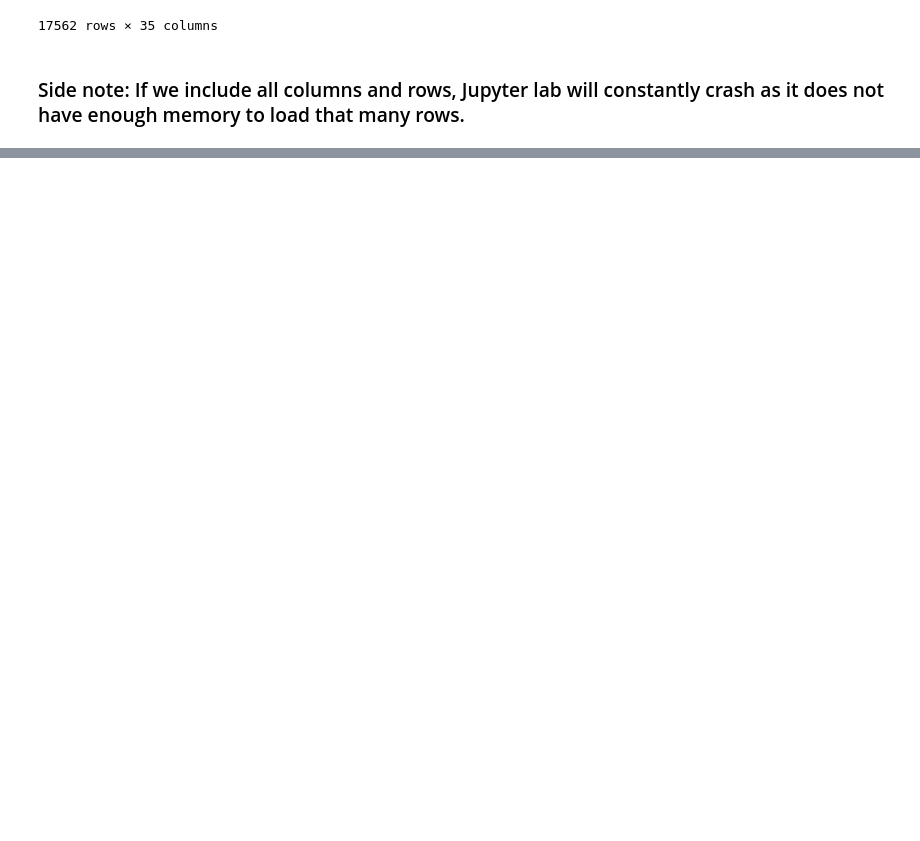
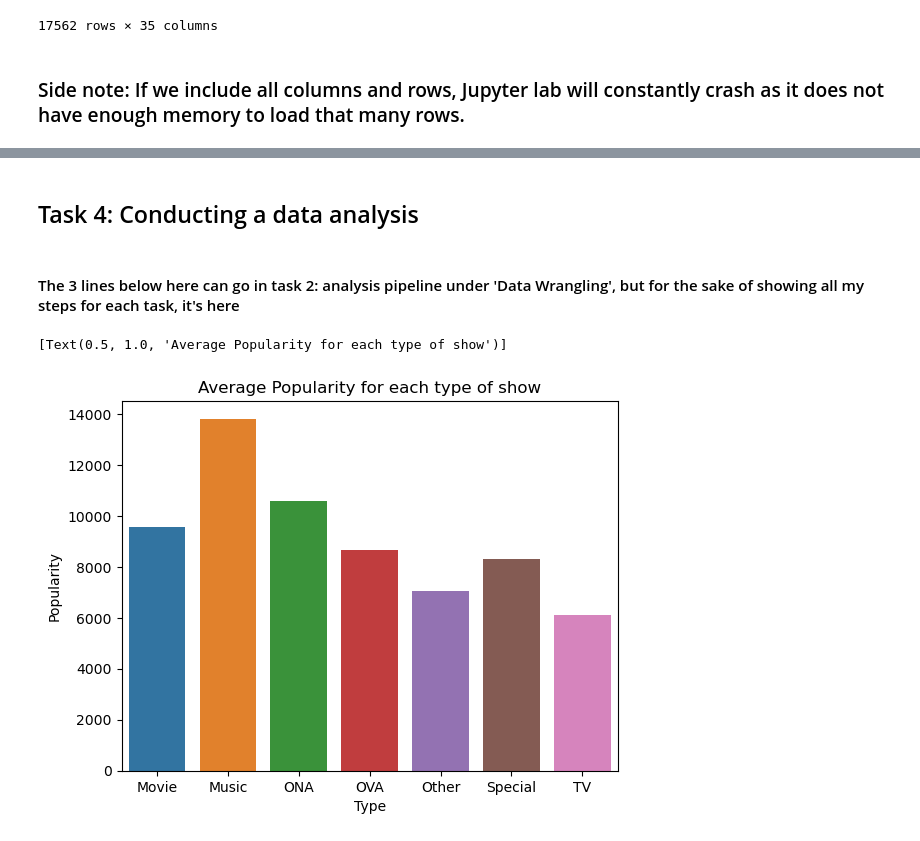
Before and after one commit to ubco-W2022T1-cosc301/project-group12, a Jupyter notebook: notebooks/analysis1.ipynb, the cells around one changed output, grey strips where cells are left out. Cells and saved outputs as stored; diff of their text form; code cells hidden in the pictures; blank space fills up the shorter version.

```diff
--- a/notebooks/analysis1.ipynb
+++ b/notebooks/analysis1.ipynb
@@ -26,0 +153,4 @@ pd.read_csv("../data/raw/anime.csv")
+# %%
+df_cleaned = df_cleaned.dropna(axis=0)
+df_cleaned.shape
+#Of the columns and rows remaining that I need, this will remove any null values.
@@ -26,0 +213,31 @@ pd.read_csv("../data/raw/anime.csv")
+# %%
+def load_and_process(path_to_csv_file):
+    df_loader = (
+        pd.read_csv('../data/raw/anime.csv')
+        #loads data
+    )
+    def clean_Type(row):
+        atype = ['Unknown']
+        if row.Type in atype:
+            return 'Other'
+        return row.Type
+    def clean_df(playlist):
+        df_cleaned=df_loader.copy()
+        df_cleaned['Type']=df_cleaned.apply(lambda row:clean_Type(row),axis=1)
+        return df_cleaned
+    #Changes any unknown value to 'other' since 'Type' value is never unknown, it's just a value that isn't one of the explicitly listed values.
+    df_cleaned = clean_df(df_loader)
+    df_cleaned = df_cleaned[df_cleaned['Popularity']>0]
+    df_cleaned = df_cleaned[df_cleaned['Completed']>0]
+    #Makes it so that any population and completed value has to be greater than 0, as I am not interested in anime that have no completions
+    df = (
+        df_cleaned
+        .drop(df_cleaned.columns[[0,1,2,3,4,5,7,8,9,10,11,12,13,14,15,16,18,19,20,22,23,24,25,26,27,28,29,30,31,32,33,34]],axis=1,inplace=False)
+        .dropna(axis=0)
+        .rename(columns={'Completed':'Full Anime Completions'})
+        #This will drop all columns I don't need (everything excluding Type, Completed and Popularity), remove null values and rename the 'Completed' column.
+    )
+    return df
+# %%
+df2 = load_and_process('../data/raw/anime.csv')
+df2
@@ -26,0 +258,7 @@ pd.read_csv("../data/raw/anime.csv")
+# %% [markdown]
+## Task 4: Conducting a data analysis
+# %% [markdown]
+#### The 3 lines below here can go in task 2: analysis pipeline under 'Data Wrangling', but for the sake of showing all my steps for each task, it's here
+# %%
+avg = df2.groupby('Type',as_index = False)['Popularity'].mean().round(2)
+#takes an average of the popularities for each type of show
@@ -26,0 +271,5 @@ pd.read_csv("../data/raw/anime.csv")
+# %%
+sns.barplot(data=avg,x='Type',y='Popularity').set(title='Average Popularity for each type of show')
+# %% [output]
+[Text(0.5, 1.0, 'Average Popularity for each type of show')]
+[figure, added]
```
Also changed, not shown: parts of 33 cells of this notebook, 3 other files.
